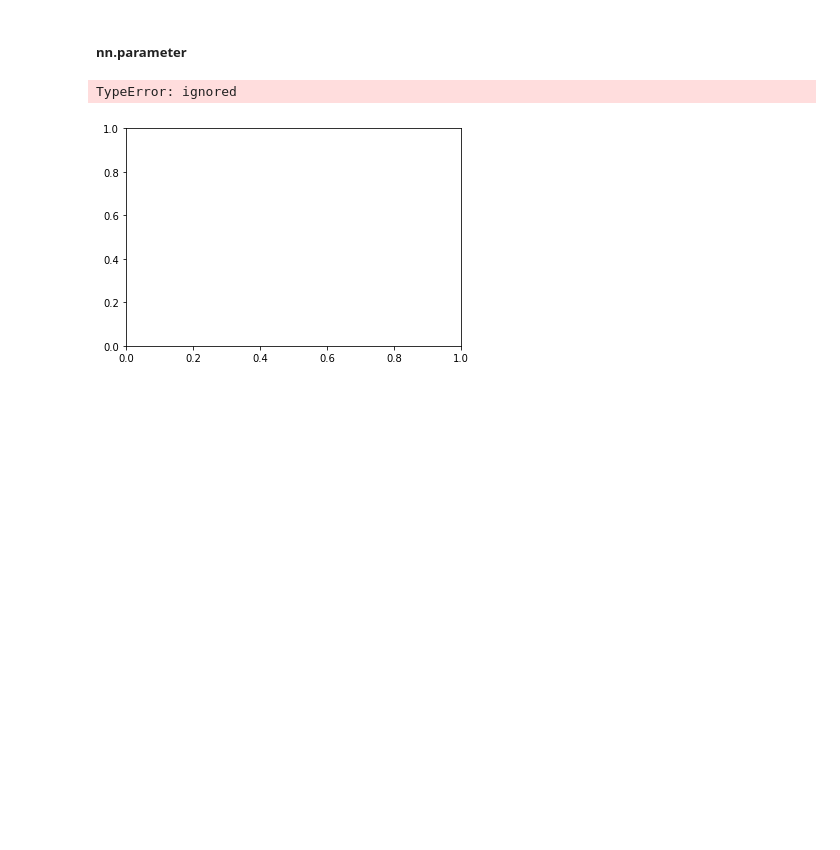
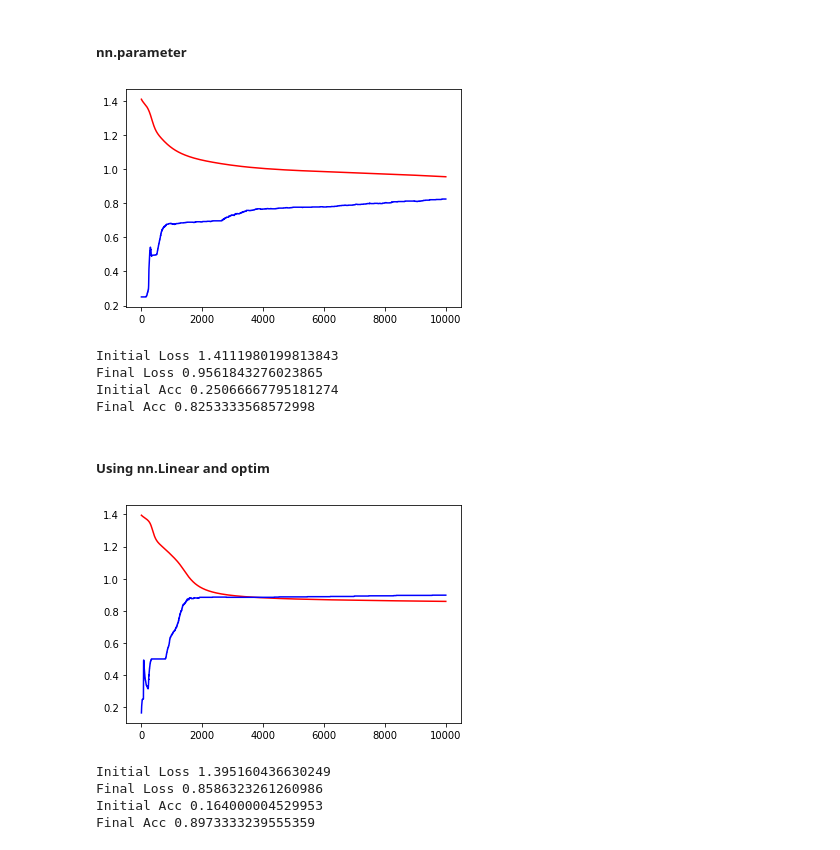
Before and after one commit to shobhitsundriyal/Revisit_ML, a Jupyter notebook: FFNetwork_pytorch.ipynb, the cells around one changed output. Drawn from its saved outputs; the diff is of its cells as text; code cells hidden in the pictures; blank space fills up the shorter version.

```diff
--- a/FFNetwork_pytorch.ipynb
+++ b/FFNetwork_pytorch.ipynb
@@ -189,21 +191,21 @@ class FNN(nn.Module):
 # %%
 fn = FNN()
 # %%
-def fit(epochs=10000, learning_rate=1):
+def fit(epochs=10000, learning_rate=0.2):
   loss_arr = []
   acc_arr = []
 
   for epoch in range(epochs):
     y_hat = fn(X_train)
     loss = F.cross_entropy(y_hat, y_train)
-    loss_arr.append(loss.item)
+    loss_arr.append(loss.item())
     acc_arr.append(accuracy(y_hat, y_train))
 
-    loss.backward()# taks grad
+    loss.backward()# takes grad
     # update prams
     with torch.no_grad():
       for param in fn.parameters():
-        param -= param * learning_rate
+        param -= param.grad * learning_rate
       fn.zero_grad()
 
   plt.plot(loss_arr, 'r')
@@ -214,5 +216,34 @@ def fit(epochs=10000, learning_rate=1):
 # %%
 fit()
 # %% [output]
+[figure, new version]
-TypeError: ignored
+Initial Loss 1.4111980199813843
+Final Loss 0.9561843276023865
+Initial Acc 0.25066667795181274
+Final Acc 0.8253333568572998
-[figure, old version]
+# %% [markdown]
+##### Using nn.Linear and optim
+# %%
+class FNN_v1(nn.Module):
+
+  def __init__(self):
+    super().__init__()
+    torch.manual_seed(0)
+    self.lin1 = nn.Linear(2,2)
+    self.lin2 = nn.Linear(2,4)
+
+  def forward(self, X):
+    a1 = self.lin1(X)
+    h1 = a1.sigmoid()
+    a2 = self.lin2(h1)
+    h2 = a2.exp()/a2.exp().sum(-1).unsqueeze(-1)
+    return h2
+# %%
+fn = FNN_v1()
+fit()
+# %% [output]
+[figure, added]
+Initial Loss 1.395160436630249
+Final Loss 0.8586323261260986
+Initial Acc 0.164000004529953
+Final Acc 0.8973333239555359
```
Also changed, not shown: parts of 12 cells of this notebook.
